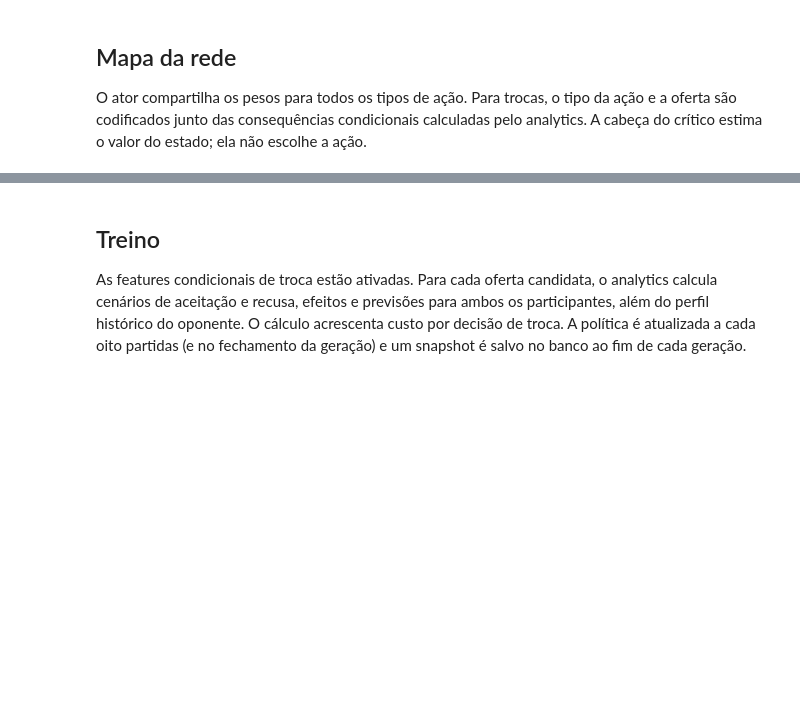
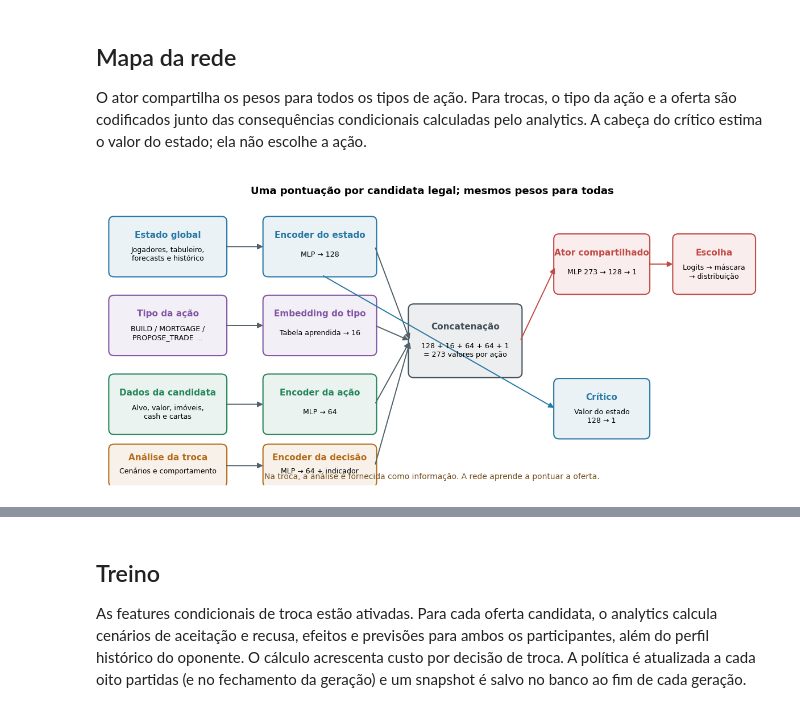
Before and after one commit to jbussi/monopoly-ai, a Jupyter notebook: notebooks/treinamento_liga_ppo.ipynb, the cells around one changed output, grey strips where cells are left out. Cells and saved outputs as stored; diff of their text form; code cells hidden in the pictures; blank space fills up the shorter version.

```diff
--- a/notebooks/treinamento_liga_ppo.ipynb
+++ b/notebooks/treinamento_liga_ppo.ipynb
@@ -25,41 +29,75 @@ O ator compartilha os pesos para todos os tipos de ação. Para trocas, o tipo d
 # %%
 def draw_network():
     fig, ax = plt.subplots(figsize=(15, 7))
-    ax.set_xlim(0, 15); ax.set_ylim(0, 7); ax.axis('off')
+    ax.set_xlim(0, 15)
+    ax.set_ylim(0, 7)
+    ax.axis('off')
+
     def box(x, y, w, h, title, body, color):
-        patch = FancyBboxPatch((x, y), w, h, boxstyle='round,pad=0.04,rounding_size=0.12',
-                               linewidth=1.5, edgecolor=color, facecolor=color + '18')
+        patch = FancyBboxPatch(
+            (x, y), w, h,
+            boxstyle='round,pad=0.04,rounding_size=0.12',
+            linewidth=1.5,
+            edgecolor=color,
+            facecolor=color + '18',
+        )
         ax.add_patch(patch)
-        ax.text(x+w/2, y+h*0.70, title, ha='center', va='center', fontsize=11, weight='bold', color=color)
-        ax.text(x+w/2, y+h*0.36, body, ha='center', va='center', fontsize=9, wrap=True)
-    def arrow(x1,y1,x2,y2, color='#52616b'):
-        ax.add_patch(FancyArrowPatch((x1,y1),(x2,y2),arrowstyle='-|>',mutation_scale=14,linewidth=1.4,color=color))
-    box(.2,4.8,2.6,1.3,'Estado global','Jogadores, tabuleiro,
-forecasts e histórico','#2878a5')
-    box(.2,3.0,2.6,1.3,'Tipo da ação','BUILD / MORTGAGE /
-PROPOSE_TRADE ...','#8256a3')
-    box(.2,1.2,2.6,1.3,'Dados da candidata','Alvo, valor, imóveis,
-cash e cartas','#25855a')
-    box(.2,.0,2.6,.9,'Análise da troca','Cenários e comportamento','#b56c18')
-    box(3.7,4.8,2.5,1.3,'Encoder do estado','MLP → 128','#2878a5')
-    box(3.7,3.0,2.5,1.3,'Embedding do tipo','Tabela aprendida → 16','#8256a3')
-    box(3.7,1.2,2.5,1.3,'Encoder da ação','MLP → 64','#25855a')
-    box(3.7,.0,2.5,.9,'Encoder da decisão','MLP → 64 + indicador','#b56c18')
-    for y in (5.45,3.65,1.85,.45): arrow(2.8,y,3.7,y)
-    box(7.0,2.5,2.5,1.6,'Concatenação','128 + 16 + 64 + 64 + 1
-= 273 valores por ação','#404f5b')
-    for y in (5.45,3.65,1.85,.45): arrow(6.2,y,7.0,3.3)
-    box(10.3,4.4,2.1,1.3,'Ator compartilhado','MLP 273 → 128 → 1','#c04b46')
-    box(10.3,1.1,2.1,1.3,'Crítico','Valor do estado
-128 → 1','#2878a5')
-    arrow(9.5,3.3,10.3,5.0,'#c04b46'); arrow(5.0,4.8,10.3,1.75,'#2878a5')
-    box(13.0,4.4,1.8,1.3,'Escolha','Logits → máscara
-→ distribuição','#c04b46')
-    arrow(12.4,5.05,13.0,5.05,'#c04b46')
-    ax.text(7.5,6.65,'Uma pontuação por candidata legal; mesmos pesos para todas',ha='center',fontsize=13,weight='bold')
-    ax.text(7.5,.15,'Na troca, a análise é fornecida como informação. A rede aprende a pontuar a oferta.',ha='center',fontsize=10,color='#75501d')
+        ax.text(x + w / 2, y + h * 0.70, title, ha='center', va='center',
+                fontsize=11, weight='bold', color=color)
+        ax.text(x + w / 2, y + h * 0.36, body, ha='center', va='center',
+                fontsize=9, wrap=True)
+
+    def arrow(x1, y1, x2, y2, color='#52616b'):
+        ax.add_patch(FancyArrowPatch(
+            (x1, y1), (x2, y2), arrowstyle='-|>', mutation_scale=14,
+            linewidth=1.4, color=color,
+        ))
+
+    box(.2, 4.8, 2.6, 1.3, 'Estado global',
+        'Jogadores, tabuleiro,\nforecasts e histórico', '#2878a5')
+    box(.2, 3.0, 2.6, 1.3, 'Tipo da ação',
+        'BUILD / MORTGAGE /\nPROPOSE_TRADE ...', '#8256a3')
+    box(.2, 1.2, 2.6, 1.3, 'Dados da candidata',
+        'Alvo, valor, imóveis,\ncash e cartas', '#25855a')
+    box(.2, .0, 2.6, .9, 'Análise da troca',
+        'Cenários e comportamento', '#b56c18')
+
+    box(3.7, 4.8, 2.5, 1.3, 'Encoder do estado', 'MLP → 128', '#2878a5')
+    box(3.7, 3.0, 2.5, 1.3, 'Embedding do tipo',
+        'Tabela aprendida → 16', '#8256a3')
+    box(3.7, 1.2, 2.5, 1.3, 'Encoder da ação', 'MLP → 64', '#25855a')
+    box(3.7, .0, 2.5, .9, 'Encoder da decisão',
+        'MLP → 64 + indicador', '#b56c18')
+
+    for y in (5.45, 3.65, 1.85, .45):
+        arrow(2.8, y, 3.7, y)
+
+    box(7.0, 2.5, 2.5, 1.6, 'Concatenação',
+        '128 + 16 + 64 + 64 + 1\n= 273 valores por ação', '#404f5b')
+    for y in (5.45, 3.65, 1.85, .45):
+        arrow(6.2, y, 7.0, 3.3)
+
+    box(10.3, 4.4, 2.1, 1.3, 'Ator compartilhado',
+        'MLP 273 → 128 → 1', '#c04b46')
+    box(10.3, 1.1, 2.1, 1.3, 'Crítico',
+        'Valor do estado\n128 → 1', '#2878a5')
+    arrow(9.5, 3.3, 10.3, 5.0, '#c04b46')
+    arrow(5.0, 4.8, 10.3, 1.75, '#2878a5')
+
+    box(13.0, 4.4, 1.8, 1.3, 'Escolha',
+        'Logits → máscara\n→ distribuição', '#c04b46')
+    arrow(12.4, 5.05, 13.0, 5.05, '#c04b46')
+    ax.text(7.5, 6.65,
+            'Uma pontuação por candidata legal; mesmos pesos para todas',
+            ha='center', fontsize=13, weight='bold')
+    ax.text(7.5, .15,
+            'Na troca, a análise é fornecida como informação. A rede aprende a pontuar a oferta.',
+            ha='center', fontsize=10, color='#75501d')
     plt.show()
+
 draw_network()
+# %% [output]
+[figure, added]
 # %% [markdown]
 ## Configuração do piloto
 
```
Also changed, not shown: parts of 4 cells of this notebook, 15 other files.
